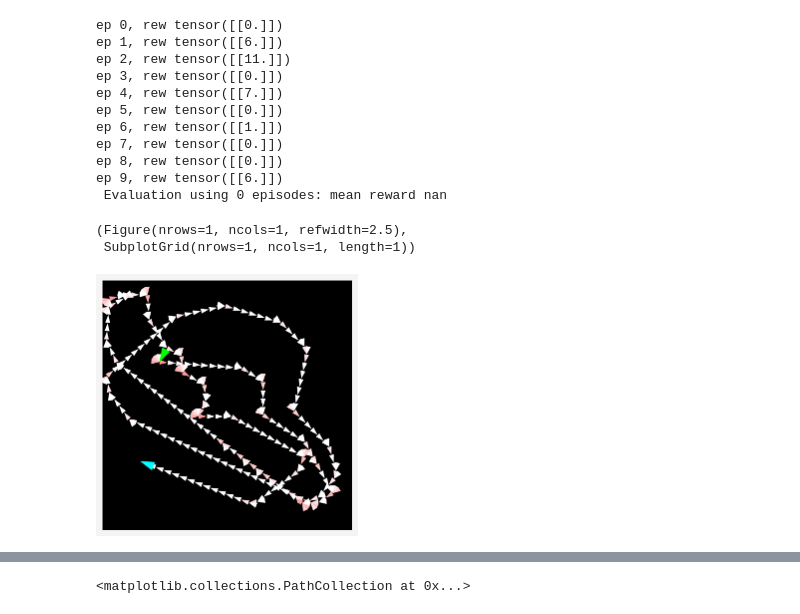
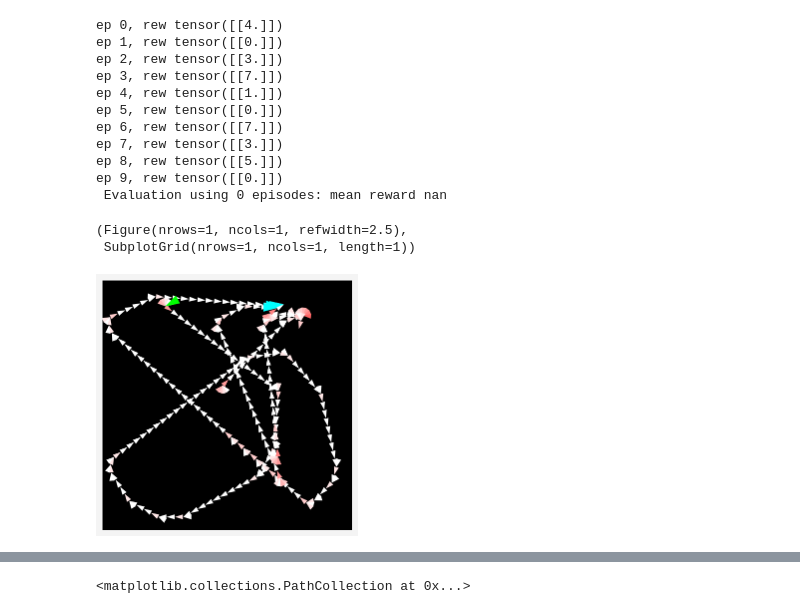
Before and after one commit to liuandrew/ppo_aux, a Jupyter notebook: write_and_test/explore_decoders.ipynb, the cells around one changed output, grey strips where cells are left out. Saved outputs shown, nothing was run; the diff lists cells and outputs as text; code cells hidden in the pictures.

```diff
--- a/write_and_test/explore_decoders.ipynb
+++ b/write_and_test/explore_decoders.ipynb
@@ -22,33 +22,34 @@ trial = 0
 obs = 2
 # exp_name = f'../saved_models/explorenav_pos/expl_goalpos_obs3hidden64longer_t{trial}.pt'
 exp_name = f'../saved_models/explorenav_pos/expl_goalpos_obs{obs}hidden64longer_t{trial}.pt'
+# exp_name = f'../saved_models/explorenav_pos/expl_givegoal_num10_t{trial}.pt'
 env_kwargs = get_explore_kwargs(obs, shaping='none')
-
+env_kwargs = {'obs_set': '2d', 'max_steps': 300, 'obs_set_arg': 50}
 model, obs_rms = torch.load(exp_name)
 # %%
 res = evaluate(model, obs_rms, env_name='ExploreNav-v0', env_kwargs=env_kwargs,
                with_activations=True, data_callback=explore_data_callback, verbose=2)
 # %% [output]
-ep 0, rew tensor([[0.]])
-ep 1, rew tensor([[6.]])
-ep 2, rew tensor([[11.]])
-ep 3, rew tensor([[0.]])
-ep 4, rew tensor([[7.]])
+ep 0, rew tensor([[4.]])
+ep 1, rew tensor([[0.]])
+ep 2, rew tensor([[3.]])
+ep 3, rew tensor([[7.]])
+ep 4, rew tensor([[1.]])
 ep 5, rew tensor([[0.]])
-ep 6, rew tensor([[1.]])
-ep 7, rew tensor([[0.]])
-ep 8, rew tensor([[0.]])
-ep 9, rew tensor([[6.]])
+ep 6, rew tensor([[7.]])
+ep 7, rew tensor([[3.]])
+ep 8, rew tensor([[5.]])
+ep 9, rew tensor([[0.]])
  Evaluation using 0 episodes: mean reward nan
 # %%
 set_trajectory_plot_style()
 # %%
-i = 6
+i = 7
 pos = res['data']['pos'][i]
 angle = res['data']['angle'][i]
 rew = res['rewards'][i]
 draw_trajectory(pos, angle, rew=rew)
 # %% [output]
 (Figure(nrows=1, ncols=1, refwidth=2.5),
  SubplotGrid(nrows=1, ncols=1, length=1))
-[figure, old version]
+[figure, new version]
```
Also changed, not shown: parts of 1 cell of this notebook, 7 other files.
